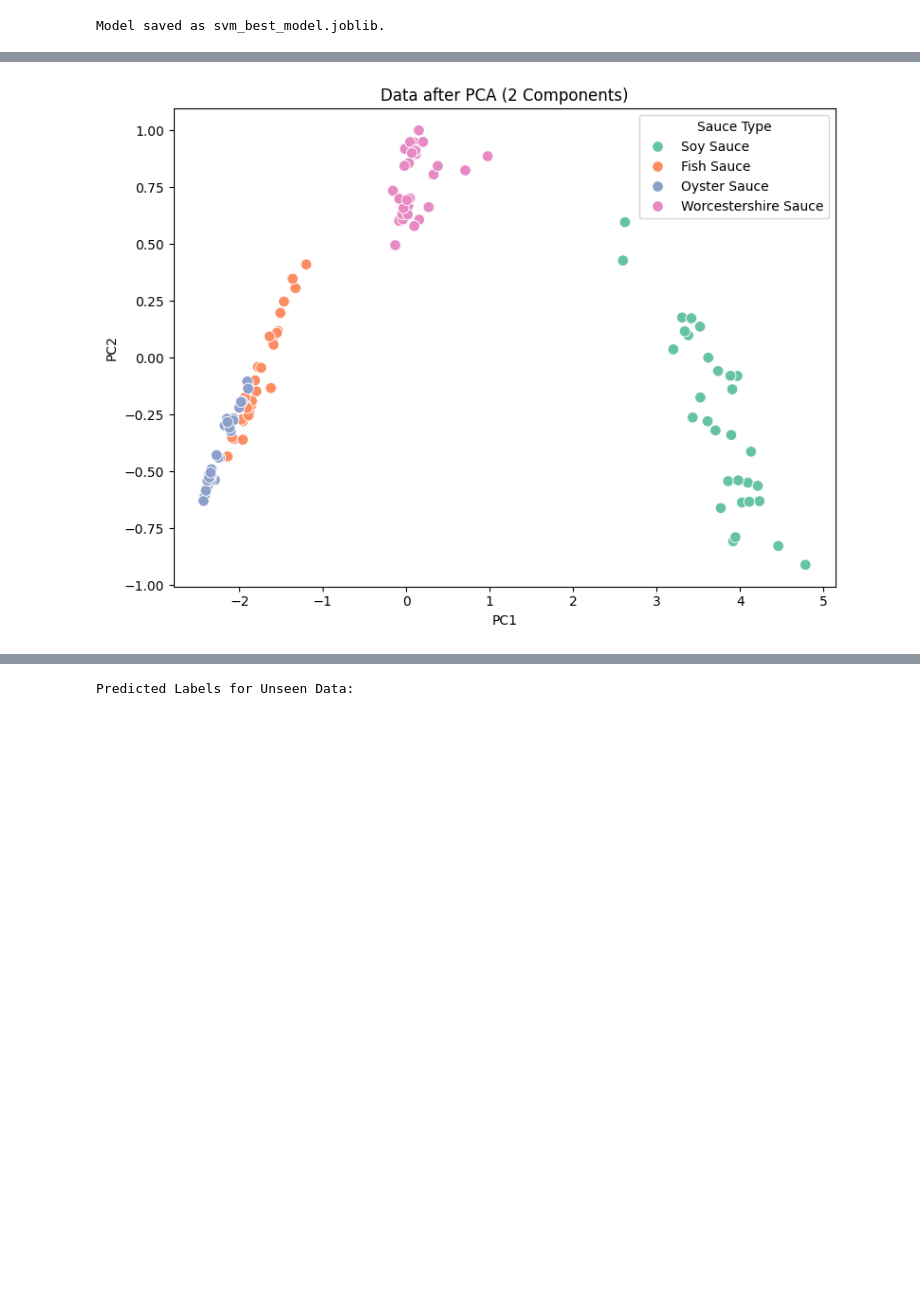
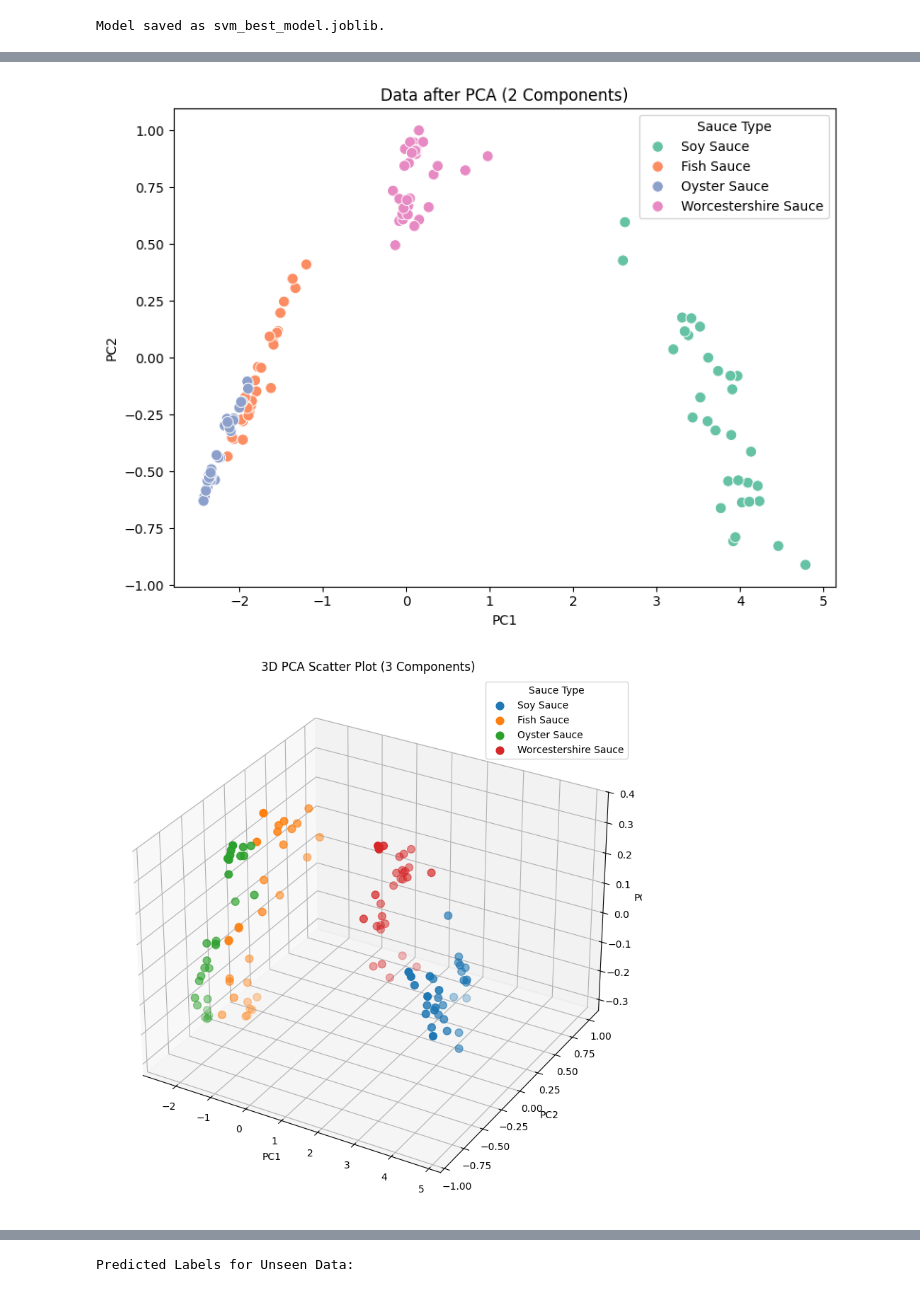
Before and after one commit to cbbendol23/enose-dark-sauce-classification, a Jupyter notebook: integration_POLY/MODEL_TRAINING.ipynb, the cells around one changed output, grey strips where cells are left out. Saved outputs shown, nothing was run; the diff lists cells and outputs as text; code cells hidden in the pictures; blank space fills up the shorter version.

```diff
--- a/integration_POLY/MODEL_TRAINING.ipynb
+++ b/integration_POLY/MODEL_TRAINING.ipynb
@@ -135,38 +136,60 @@ sns.barplot(
     data=melted_df,
     x="Sensor",
     y="Value",
     hue="Label",
     ci=None,
     palette="Set2"
 )
 
 plt.title("Average MQ Sensor Values per Sauce")
 plt.ylabel("Mean Sensor Reading")
 plt.xlabel("MQ Sensor")
 plt.xticks(rotation=45)
 plt.legend(title="Condiment")
 plt.tight_layout()
 plt.show()
 
 scaler = StandardScaler()
 X_scaled = scaler.fit_transform(X)
-pca = PCA(n_components=2)
-X_pca = pca.fit_transform(X_scaled)
-pca_df = pd.DataFrame(X_pca, columns=["PC1", "PC2"])
-pca_df['Label'] = y.values
+
+# PCA (n = 2) plot
+pca_2d = PCA(n_components=2)
+X_pca_2d = pca_2d.fit_transform(X_scaled)
+pca_df_2d = pd.DataFrame(X_pca_2d, columns=["PC1", "PC2"])
+pca_df_2d['Label'] = y.values
 
 plt.figure(figsize=(8, 6))
-sns.scatterplot(data=pca_df, x="PC1", y="PC2", hue="Label", palette="Set2", s=70)
+sns.scatterplot(data=pca_df_2d, x="PC1", y="PC2", hue="Label", palette="Set2", s=70)
 plt.title("Data after PCA (2 Components)")
 plt.legend(title="Sauce Type")
 plt.tight_layout()
 plt.show()
+
+# PCA (n = 3) plot
+pca_3d = PCA(n_components=3)
+X_pca_3d = pca_3d.fit_transform(X_scaled)
+pca_df_3d = pd.DataFrame(X_pca_3d, columns=["PC1", "PC2", "PC3"])
+pca_df_3d['Label'] = y.values
+
+fig = plt.figure(figsize=(10, 8))
+ax = fig.add_subplot(111, projection='3d')
+for label in pca_df_3d['Label'].unique():
+    subset = pca_df_3d[pca_df_3d['Label'] == label]
+    ax.scatter(subset['PC1'], subset['PC2'], subset['PC3'], label=label, s=60)
+ax.set_xlabel('PC1')
+ax.set_ylabel('PC2')
+ax.set_zlabel('PC3')
+ax.set_title('3D PCA Scatter Plot (3 Components)')
+ax.legend(title='Sauce Type')
+plt.tight_layout()
+plt.show()
 # %% [output]
 The `ci` parameter is deprecated. Use `errorbar=None` for the same effect.
 
   sns.barplot(
 [figure]
 [figure]
+[figure, added]
 # %%
 # Evaluate model on test set
 predictions = best_model.predict(X_test)
```
Also changed, not shown: parts of 3 cells of this notebook, 1 other file.
